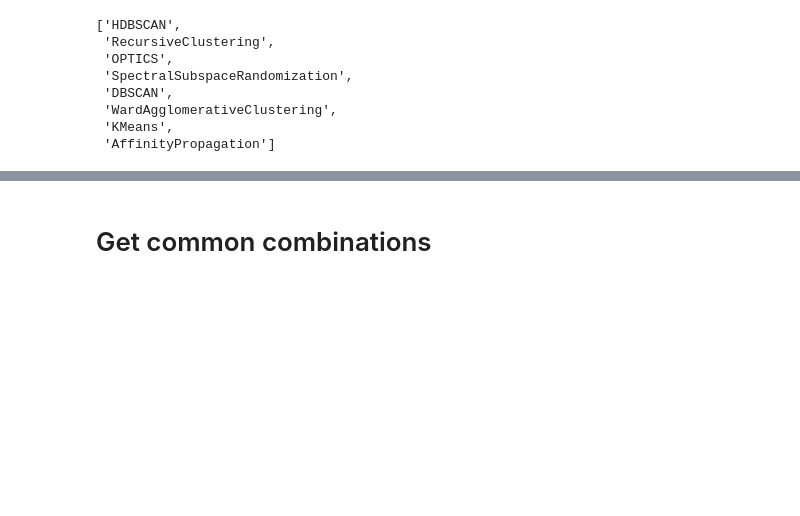
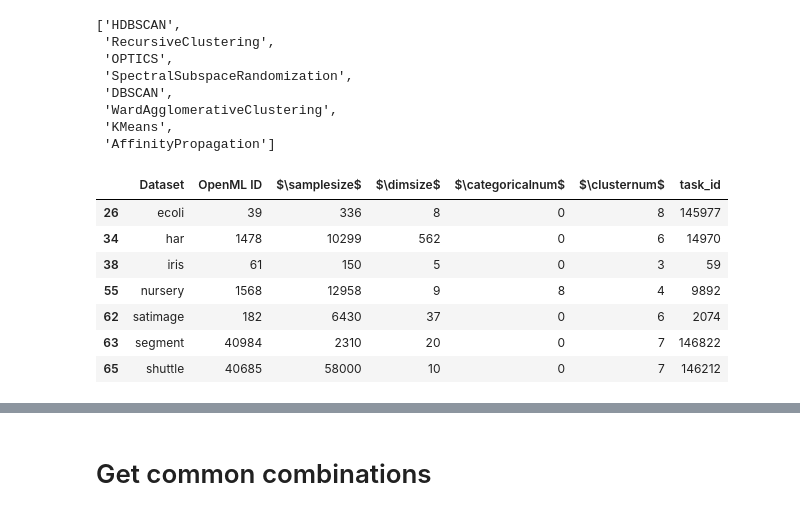
Before and after one commit to BrunoBelucci/cohirf, a Jupyter notebook: results/analyze_runs_openml.ipynb, the cells around one changed output, grey strips where cells are left out. Cells and saved outputs as stored; diff of their text form; code cells hidden in the pictures; blank space fills up the shorter version.

```diff
--- a/results/analyze_runs_openml.ipynb
+++ b/results/analyze_runs_openml.ipynb
@@ -336,3 +338,25 @@ non_duplicate_columns = [
 ]
 # %%
 datasets = pd.read_csv('/home/bbelucci/code/recursive_clustering/recursive_clustering/openml_datasets.csv')
+# %%
+dataset_id = [40685, 39, 61, 182, 40984, 1478, 1568]
+df = datasets.loc[datasets['dataset_id'].isin(dataset_id)].copy()
+df['n_categorical_features'] = df['n_categorical_features'] - 1  # remove the target column
+df['n_instances'] = df['n_instances'].astype(int)
+df['n_features'] = df['n_features'].astype(int)
+df['n_classes'] = df['n_classes'].astype(int)
+df['n_categorical_features'] = df['n_categorical_features'].astype(int)
+df = df[['dataset_name', 'dataset_id', 'n_instances', 'n_features', 'n_categorical_features', 'n_classes', 'task_id']]
+# df = df.rename(columns={'dataset_name': 'Dataset', 'dataset_id': 'OpenML ID', 'n_instances': 'N. Samples', 'n_features': 'N. Features', 'n_classes': 'N. Classes', 'n_categorical_features': 'N. Categorical Features'})
+df = df.rename(columns={'dataset_name': 'Dataset', 'dataset_id': 'OpenML ID', 'n_instances': '$\samplesize$', 'n_features': '$\dimsize$', 'n_classes': '$\clusternum$', 'n_categorical_features': '$\categoricalnum$'})
+# %%
+df
+# %% [output]
+|  | Dataset | OpenML ID | $\samplesize$ | $\dimsize$ | $\categoricalnum$ | $\clusternum$ | task_id |
+| 26 | ecoli | 39 | 336 | 8 | 0 | 8 | 145977 |
+| 34 | har | 1478 | 10299 | 562 | 0 | 6 | 14970 |
+| 38 | iris | 61 | 150 | 5 | 0 | 3 | 59 |
+| 55 | nursery | 1568 | 12958 | 9 | 8 | 4 | 9892 |
+| 62 | satimage | 182 | 6430 | 37 | 0 | 6 | 2074 |
+| 63 | segment | 40984 | 2310 | 20 | 0 | 7 | 146822 |
+| 65 | shuttle | 40685 | 58000 | 10 | 0 | 7 | 146212 |
```
Also changed, not shown: parts of 13 cells of this notebook, 3 other files.
